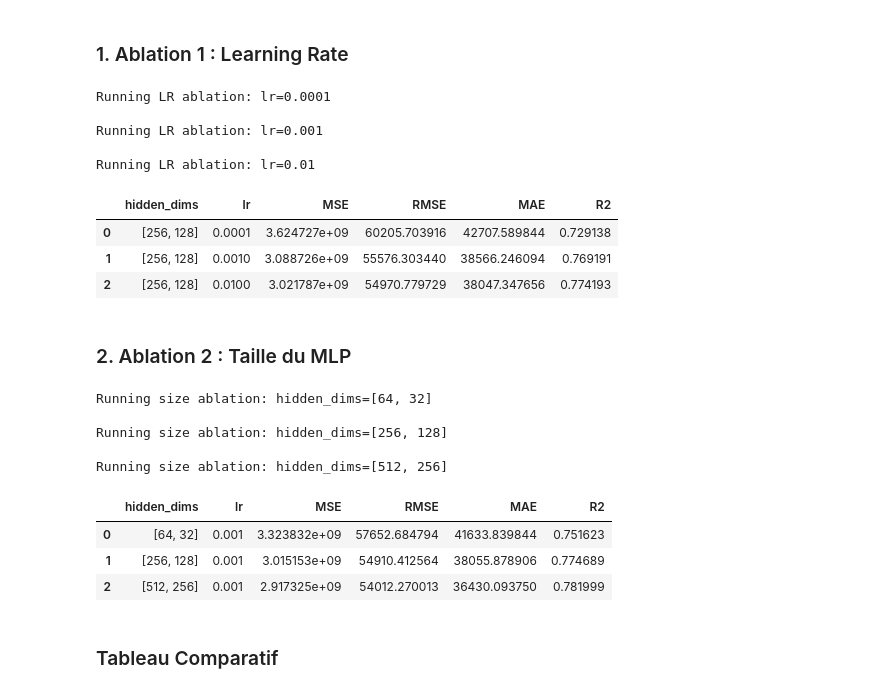
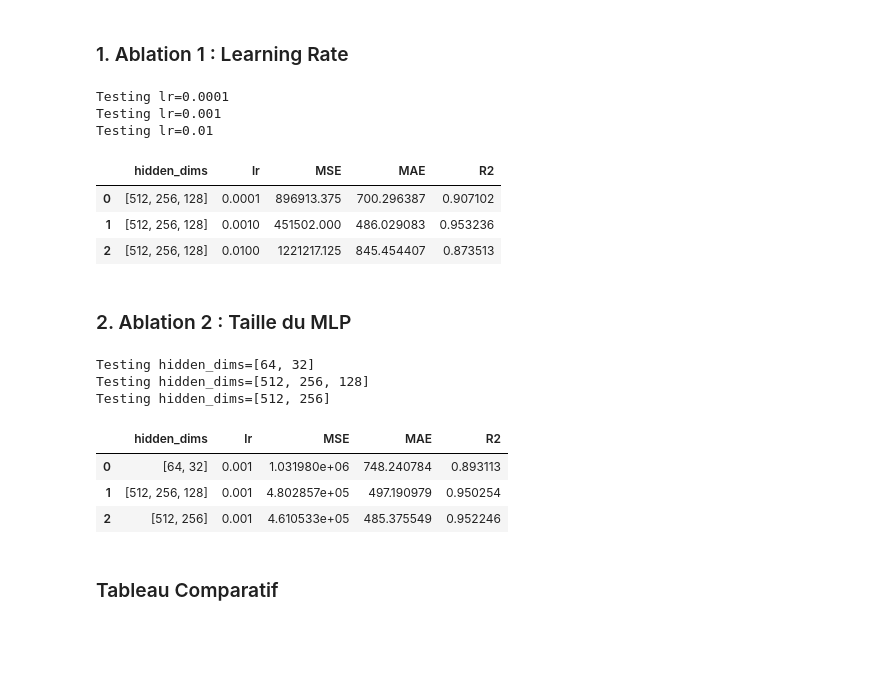
Before and after one commit to MGentieu/dl_project, a Jupyter notebook: starters/ts-project-starter/ts-project/notebooks/mlp_rossmann.ipynb, the cells around one changed output. Drawn from its saved outputs; the diff is of its cells as text; code cells hidden in the pictures; blank space fills up the shorter version.

```diff
--- a/starters/ts-project-starter/ts-project/notebooks/mlp_rossmann.ipynb
+++ b/starters/ts-project-starter/ts-project/notebooks/mlp_rossmann.ipynb
@@ -1346,71 +1344,47 @@ def train_ablation(
 # %% [markdown]
 ### 1. Ablation 1 :  Learning Rate
 # %%
-# ============================================================
-#  Ablation 1: Learning Rate
-# ============================================================
-
 lr_values = [1e-4, 1e-3, 1e-2]
-
 results_lr = []
 
 for lr in lr_values:
-    print(f"\nRunning LR ablation: lr={lr}")
-    res = train_ablation(
-        hidden_dims=model_cfg["hidden_dims"],  # same architecture
-        lr=lr,
-        epochs=10
-    )
-    results_lr.append(res)
+    print(f"Testing lr={lr}")
+    results_lr.append(train_ablation(model_cfg["hidden_dims"], lr))
 
 df_lr = pd.DataFrame(results_lr)
 df_lr
 # %% [output]
-Running LR ablation: lr=0.0001
-
-Running LR ablation: lr=0.001
-
-Running LR ablation: lr=0.01
+Testing lr=0.0001
+Testing lr=0.001
+Testing lr=0.01
-|  | hidden_dims | lr | MSE | RMSE | MAE | R2 |
-| 0 | [256, 128] | 0.0001 | 3.624727e+09 | 60205.703916 | 42707.589844 | 0.729138 |
-| 1 | [256, 128] | 0.0010 | 3.088726e+09 | 55576.303440 | 38566.246094 | 0.769191 |
-| 2 | [256, 128] | 0.0100 | 3.021787e+09 | 54970.779729 | 38047.347656 | 0.774193 |
+|  | hidden_dims | lr | MSE | MAE | R2 |
+| 0 | [512, 256, 128] | 0.0001 | 896913.375 | 700.296387 | 0.907102 |
+| 1 | [512, 256, 128] | 0.0010 | 451502.000 | 486.029083 | 0.953236 |
+| 2 | [512, 256, 128] | 0.0100 | 1221217.125 | 845.454407 | 0.873513 |
 # %% [markdown]
 ### 2. Ablation 2 : Taille du MLP
 # %%
-# ============================================================
-#  Ablation 2: Model Size
-# ============================================================
-
 model_sizes = [
     [64, 32],
-    model_cfg["hidden_dims"],  # baseline
-    [512, 256],
+    model_cfg["hidden_dims"],
+    [512, 256]
 ]
 
 results_model = []
-
 for h in model_sizes:
-    print(f"\nRunning size ablation: hidden_dims={h}")
-    res = train_ablation(
-        hidden_dims=h,
-        lr=train_cfg["lr"],   # keep baseline lr
-        epochs=10
-    )
-    results_model.append(res)
+    print(f"Testing hidden_dims={h}")
+    results_model.append(train_ablation(h, train_cfg["lr"]))
 
 df_model = pd.DataFrame(results_model)
 df_model
 # %% [output]
-Running size ablation: hidden_dims=[64, 32]
-
-Running size ablation: hidden_dims=[256, 128]
-
-Running size ablation: hidden_dims=[512, 256]
+Testing hidden_dims=[64, 32]
+Testing hidden_dims=[512, 256, 128]
+Testing hidden_dims=[512, 256]
-|  | hidden_dims | lr | MSE | RMSE | MAE | R2 |
-| 0 | [64, 32] | 0.001 | 3.323832e+09 | 57652.684794 | 41633.839844 | 0.751623 |
-| 1 | [256, 128] | 0.001 | 3.015153e+09 | 54910.412564 | 38055.878906 | 0.774689 |
-| 2 | [512, 256] | 0.001 | 2.917325e+09 | 54012.270013 | 36430.093750 | 0.781999 |
+|  | hidden_dims | lr | MSE | MAE | R2 |
+| 0 | [64, 32] | 0.001 | 1.031980e+06 | 748.240784 | 0.893113 |
+| 1 | [512, 256, 128] | 0.001 | 4.802857e+05 | 497.190979 | 0.950254 |
+| 2 | [512, 256] | 0.001 | 4.610533e+05 | 485.375549 | 0.952246 |
 # %% [markdown]
 ### Tableau Comparatif
 # %%
```
Also changed, not shown: parts of 10 cells of this notebook.
